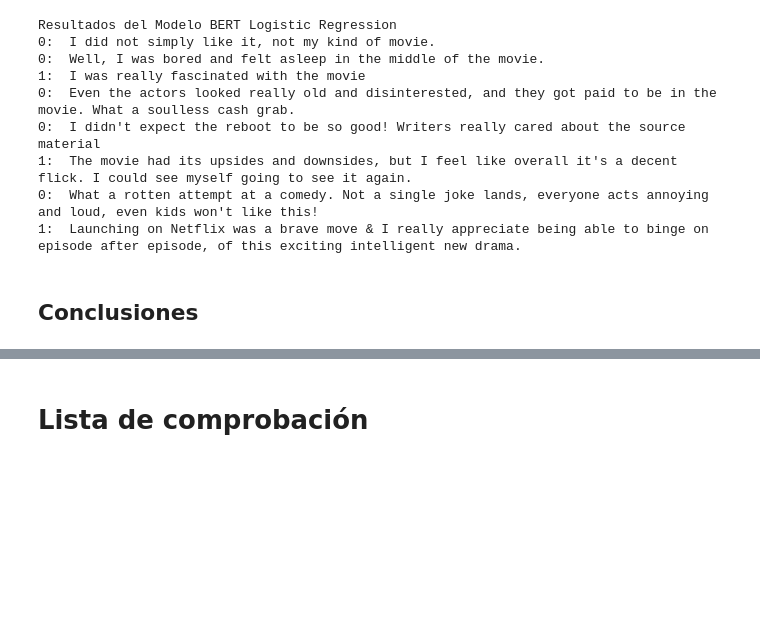
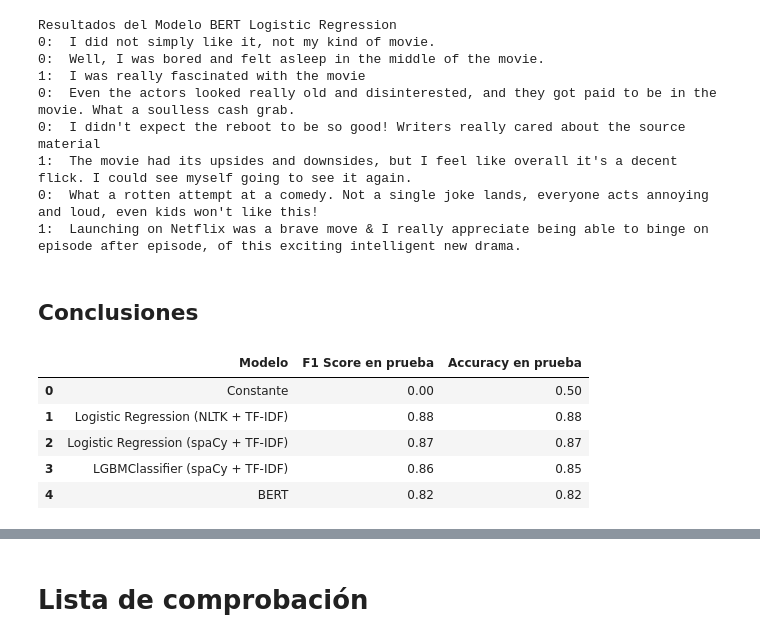
Before and after one commit to ErayFaSol/Sprint-14-Aprendizaje-automatico-para-textos, a Jupyter notebook: proyecto14.ipynb, the cells around one changed output, grey strips where cells are left out. Drawn from its saved outputs; the diff is of its cells as text; code cells hidden in the pictures; blank space fills up the shorter version.

```diff
--- a/proyecto14.ipynb
+++ b/proyecto14.ipynb
@@ -858,3 +857,22 @@ Resultados del Modelo BERT Logistic Regression
 1:  Launching on Netflix was a brave move & I really appreciate being able to binge on episode after episode, of this exciting intelligent new drama.
 # %% [markdown]
 ## Conclusiones
+# %%
+# Datos de resultados de los modelos
+data = {
+    "Modelo": ["Constante", "Logistic Regression (NLTK + TF-IDF)", "Logistic Regression (spaCy + TF-IDF)", "LGBMClassifier (spaCy + TF-IDF)", "BERT"],
+    "F1 Score en prueba": [0.00, 0.88, 0.87, 0.86, 0.82],
+    "Accuracy en prueba": [0.50, 0.88, 0.87, 0.85, 0.82]
+}
+
+# Crear DataFrame
+df_resultados = pd.DataFrame(data)
+
+display(df_resultados)
+# %% [output]
+|  | Modelo | F1 Score en prueba | Accuracy en prueba |
+| 0 | Constante | 0.00 | 0.50 |
+| 1 | Logistic Regression (NLTK + TF-IDF) | 0.88 | 0.88 |
+| 2 | Logistic Regression (spaCy + TF-IDF) | 0.87 | 0.87 |
+| 3 | LGBMClassifier (spaCy + TF-IDF) | 0.86 | 0.85 |
+| 4 | BERT | 0.82 | 0.82 |
```
Also changed, not shown: parts of 3 cells of this notebook.
